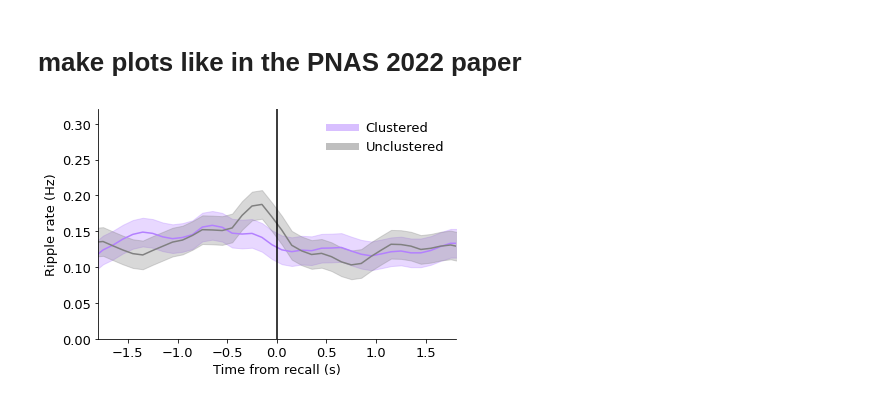
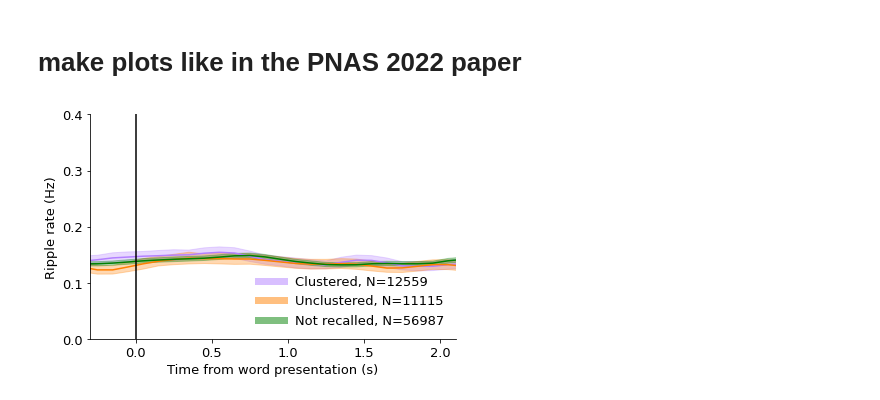
Before and after one commit to jjsakon/SWRrefactored, a Jupyter notebook: code/rippleByGammaThetaPlots.ipynb, the cells around one changed output. Cells and saved outputs as stored; diff of their text form; code cells hidden in the pictures.

```diff
--- a/code/rippleByGammaThetaPlots.ipynb
+++ b/code/rippleByGammaThetaPlots.ipynb
@@ -436,9 +453,9 @@ a=1;
 # %%
 # Function parameters
 bin_size = 100  # in ms
-smoothing_triangle = 7  # triangular smoothing window width
+smoothing_triangle = 5  # triangular smoothing window width
 
-bar_ylimits = (0, 0.72)
+bar_ylimits = (0, 0.75)
 
 if remove_low_freq == 1:
     trial_select = z_low_gamma_trials
@@ -506,7 +523,7 @@ ax_bar.set_ylim(bar_ylimits)
 ax_bar.set_xticklabels(xlabels, rotation=0, ha="center")
 ax_bar.spines['right'].set_visible(False)
 ax_bar.spines['top'].set_visible(False)
-ax_bar.set_title('(+) low gamma trials')
+ax_bar.set_title(f'(+) {freq_label} trials')
 
 # Add the number of trials above each bar
 n_trials = [np.sum(trial_select & clust_clustered),
@@ -522,10 +539,10 @@ ripple_PSTH_not_recalled, _ = fullPSTH(start_array[trial_select & clust_not_reca
 
 # Bin the start_array to match the PSTH
 n_bins = len(bin_centers)
-binned_start_array = np.array_split(start_array[trial_select & clust_clustered], n_bins, axis=1)
+binned_start_array_clustered = np.array_split(start_array[trial_select & clust_clustered], n_bins, axis=1)
 
 # Calculate the mean and SE for each bin
-se_clustered = [np.std(bin_data*fs, axis=1) / np.sqrt(bin_data.shape[0]) for bin_data in binned_start_array]
+se_clustered = [np.std(bin_data*fs, axis=1) / np.sqrt(bin_data.shape[0]) for bin_data in binned_start_array_clustered]
 se_clustered = np.mean(se_clustered, axis=1)
 
 binned_start_array_unclustered = np.array_split(start_array[trial_select & clust_unclustered], n_bins, axis=1)
@@ -555,7 +572,10 @@ ax_psth.spines['right'].set_visible(False)
 ax_psth.spines['top'].set_visible(False)
 
 # Add legend to the bottom plot
-ax_psth.legend(bbox_to_anchor=(0.77,0.5), frameon=False)
+if freq_label == 'theta':
+    ax_psth.legend(bbox_to_anchor=(0.15,0.63), frameon=False) # (0.46,0.42),
+else:
+    ax_psth.legend(frameon=False,bbox_to_anchor=(0.15,0.63)) #(0.77,0.5)) #(0.33,0.72) #(0.15,0.63)
 
 # Adjust layout
 # plt.tight_layout()
@@ -649,9 +651,9 @@ session Var                          0.012    0.003
 # %% [markdown]
 # make plots like in the PNAS 2022 paper
+# %%
+remove_low_freq = 2 # 1 for low gamma/theta; 2 for high gamma/theta
 # %%
 save_plot = 1
-
-constant_error = 0.02
 
 # Configuration parameters
 bin_size = 100  # in ms
@@ -662,7 +664,7 @@ bar_ylimits = (0, 0.32)
 if remove_low_freq == 1:
     trial_select = ~z_low_gamma_trials
 elif remove_low_freq == 2:
-    trial_select = ~z_high_gamma_trials
+    trial_select = z_low_gamma_trials
 else:
     print('Invalid remove_low_freq selection')
     error
@@ -674,14 +676,31 @@ ripple_swarm_duration = (ripple_analysis_end-ripple_analysis_start)/1000  # conv
 # Apply the clust variable to split data into clustered, unclustered, and not recalled
 clust_clustered = sub_clust_ID > 1
 clust_unclustered = sub_clust_ID < 0
+clust_not_recalled = sub_clust_ID == 0
 
-# Calculate ripple means for each condition
-mean_ripple_clustered = np.sum(start_array[trial_select & clust_clustered, ripple_swarm_start:ripple_swarm_end], axis=1) / ripple_swarm_duration
-mean_ripple_unclustered = np.sum(start_array[trial_select & clust_unclustered, ripple_swarm_start:ripple_swarm_end], axis=1) / ripple_swarm_duration
+# # Calculate ripple means for each condition
+# mean_ripple_clustered = np.sum(start_array[trial_select & clust_clustered, ripple_swarm_start:ripple_swarm_end], axis=1) / ripple_swarm_duration
+# mean_ripple_unclustered = np.sum(start_array[trial_select & clust_unclustered, ripple_swarm_start:ripple_swarm_end], axis=1) / ripple_swarm_duration
 
 # Calculate PSTH for each group
 ripple_PSTH_clustered, bin_centers = fullPSTH(start_array[trial_select & clust_clustered], bin_size, smoothing_triangle, fs, ripple_start_offset)
 ripple_PSTH_unclustered, _ = fullPSTH(start_array[trial_select & clust_unclustered], bin_size, smoothing_triangle, fs, ripple_start_offset)
+ripple_PSTH_not_recalled, _ = fullPSTH(start_array[trial_select & clust_not_recalled], bin_size, smoothing_triangle, fs, ripple_start_offset)
+
+# Bin the start_array to match the PSTH and calculate the mean and SE for each bin
+n_bins = len(bin_centers)
+binned_start_array_clustered = np.array_split(start_array[trial_select & clust_clustered], n_bins, axis=1)
+se_clustered = [np.std(bin_data*fs, axis=1) / np.sqrt(bin_data.shape[0]) for bin_data in binned_start_array_clustered]
+se_clustered = np.mean(se_clustered, axis=1)
+
+binned_start_array_unclustered = np.array_split(start_array[trial_select & clust_unclustered], n_bins, axis=1)
+se_unclustered = [np.std(bin_data*fs, axis=1) / np.sqrt(bin_data.shape[0]) for bin_data in binned_start_array_unclustered]
+se_unclustered = np.mean(se_unclustered, axis=1)
+
+if encoding_mode == 1:
+    binned_start_array_not_recalled = np.array_split(start_array[trial_select & clust_not_recalled], n_bins, axis=1)
+    se_not_recalled = [np.std(bin_data*fs, axis=1) / np.sqrt(bin_data.shape[0]) for bin_data in binned_start_array_not_recalled]
+    se_not_recalled = np.mean(se_not_recalled, axis=1)
 
 # Set up the figure with GridSpec
 fig = plt.figure(figsize=(6, 4))
@@ -690,45 +709,58 @@ ax_psth = fig.add_subplot(gs[0, 0])
 
 # Define the custom colors
 if region_name[0] == 'HPC':
-    high_clustered_color = (0.0, 0.5, 0.0) # green
+    high_clustered_color = (0.0, 0.0, 1.0) # blue
 elif region_name[0] == 'ENT':
     high_clustered_color = (0.7, 0.5, 1.0) # Light purple
-low_clustering_color = 'gray'
+low_clustering_color = (1.0, 0.5, 0) # orange
+nr_clustering_color = (0, 0.5, 0) # green
 
 # Plot the PSTH for each group
-ax_psth.plot(bin_centers / 1000, ripple_PSTH_clustered, label='Clustered', color=high_clustered_color)
-ax_psth.plot(bin_centers / 1000, ripple_PSTH_unclustered, label='Unclustered', color=low_clustering_color)
+ax_psth.plot(bin_centers / 1000, ripple_PSTH_clustered, label=f'Clustered, N={sum(trial_select&clust_clustered)}', color=high_clustered_color)
+ax_psth.plot(bin_centers / 1000, ripple_PSTH_unclustered, label=f'Unclustered, N={sum(trial_select&clust_unclustered)}', color=low_clustering_color)
 
 # Add constant error bands using fill_between
-ax_psth.fill_between(bin_centers / 1000, ripple_PSTH_clustered - constant_error, ripple_PSTH_clustered + constant_error,
+ax_psth.fill_between(bin_centers / 1000, ripple_PSTH_clustered - se_clustered, ripple_PSTH_clustered + se_clustered,
                      color=high_clustered_color, alpha=0.3, label='_nolegend_')
-ax_psth.fill_between(bin_centers / 1000, ripple_PSTH_unclustered - constant_error, ripple_PSTH_unclustered + constant_error,
+ax_psth.fill_between(bin_centers / 1000, ripple_PSTH_unclustered - se_unclustered, ripple_PSTH_unclustered + se_unclustered,
                      color=low_clustering_color, alpha=0.3, label='_nolegend_')
+
+if encoding_mode == 1:
+    ax_psth.plot(bin_centers / 1000, ripple_PSTH_not_recalled, label=f'Not recalled, N={sum(trial_select&clust_not_recalled)}', color=nr_clustering_color)
+    ax_psth.fill_between(bin_centers / 1000, ripple_PSTH_not_recalled - se_not_recalled, ripple_PSTH_not_recalled + se_not_recalled,
+                     color=nr_clustering_color, alpha=0.3, label='_nolegend_')
 
 # Add labels and formatting
 ax_psth.axvline(x=0.0, color='black', linestyle='-')
-ax_psth.set_xlabel('Time from recall (s)', fontsize=font_size)
 ax_psth.set_ylabel('Ripple rate (Hz)', fontsize=font_size)
-ax_psth.set_xlim(-1.8, 1.8)
-ax_psth.set_ylim(0, bar_ylimits[1])
 ax_psth.spines['right'].set_visible(False)
 ax_psth.spines['top'].set_visible(False)
 
 # Customize ticks
-ax_psth.set_xticks(np.arange(-1.5, 2.0, 0.5))
-ax_psth.set_yticks(np.arange(0, 0.35, 0.05))
+if encoding_mode == 0:
+    ax_psth.set_xlim(-1.8, 1.8)
+    ax_psth.set_xticks(np.arange(-1.5, 2.0, 0.5))
+    ax_psth.set_ylim(0, 0.4)
+    ax_psth.set_yticks(np.arange(0, 0.401, 0.1))
+    ax_psth.set_xlabel('Time from recall (s)', fontsize=font_size)
+elif encoding_mode == 1:
+    ax_psth.set_xlim(-0.3, 2.1)
+    ax_psth.set_xticks(np.arange(0, 2.1, 0.5))
+    ax_psth.set_ylim(0, 0.4)
+    ax_psth.set_yticks(np.arange(0, 0.401, 0.1))
+    ax_psth.set_xlabel('Time from word presentation (s)', fontsize=font_size)
 ax_psth.tick_params(axis='both', labelsize=font_size)
-leg = ax_psth.legend(frameon=False, fontsize=font_size)
+leg = ax_psth.legend(frameon=False, fontsize=font_size, loc='lower right')
 for legobj in leg.legendHandles:
     legobj.set_linewidth(7.0)
     legobj.set_alpha(0.5)
 
 # Adjust layout and show plot
 plt.tight_layout()
 
 if save_plot == 1:
     plt.savefig(f'/home1/john/SWRrefactored/figures/ripple_psths/{task}_{saveName}{region_name[0]}_{subregion[0]}_allTrials.pdf',transparent=True)
 
 plt.show();
 # %% [output]
-[figure, old version]
+[figure, new version]
```
Also changed, not shown: parts of 14 cells of this notebook, 1 other file.
